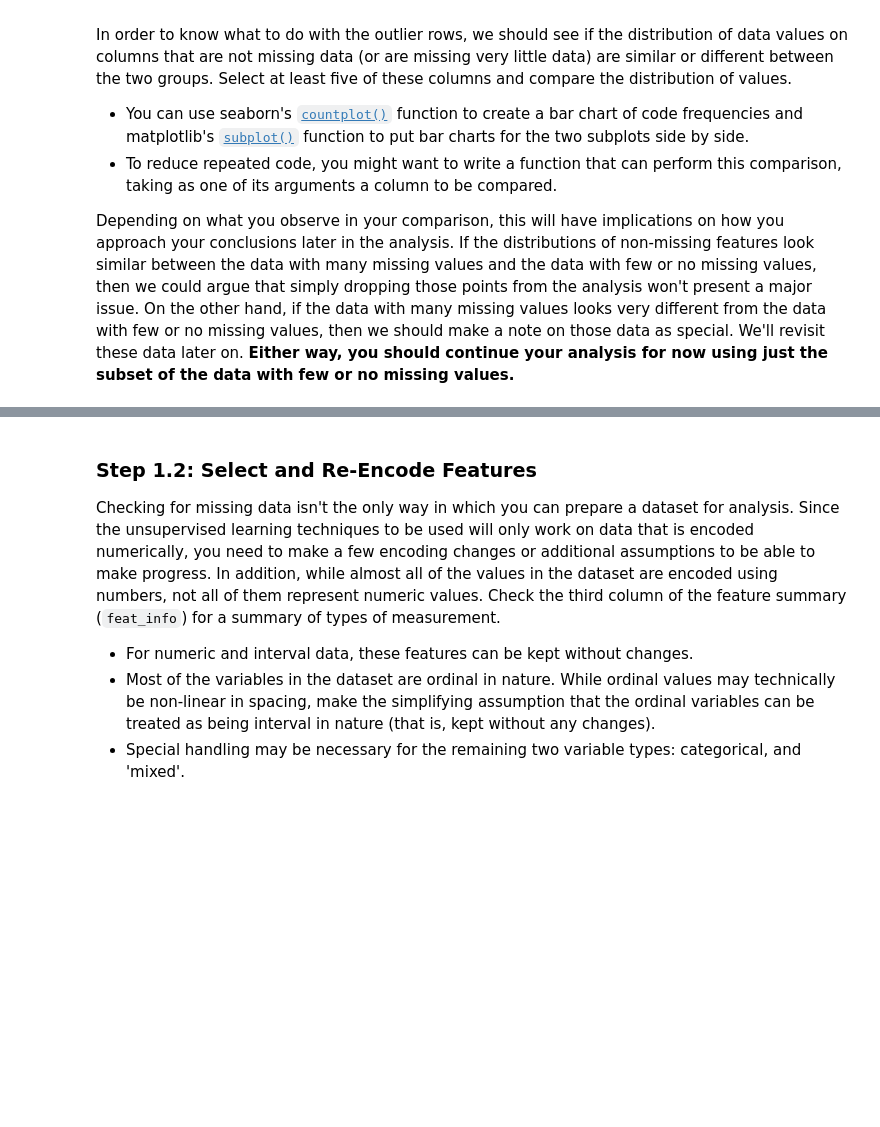
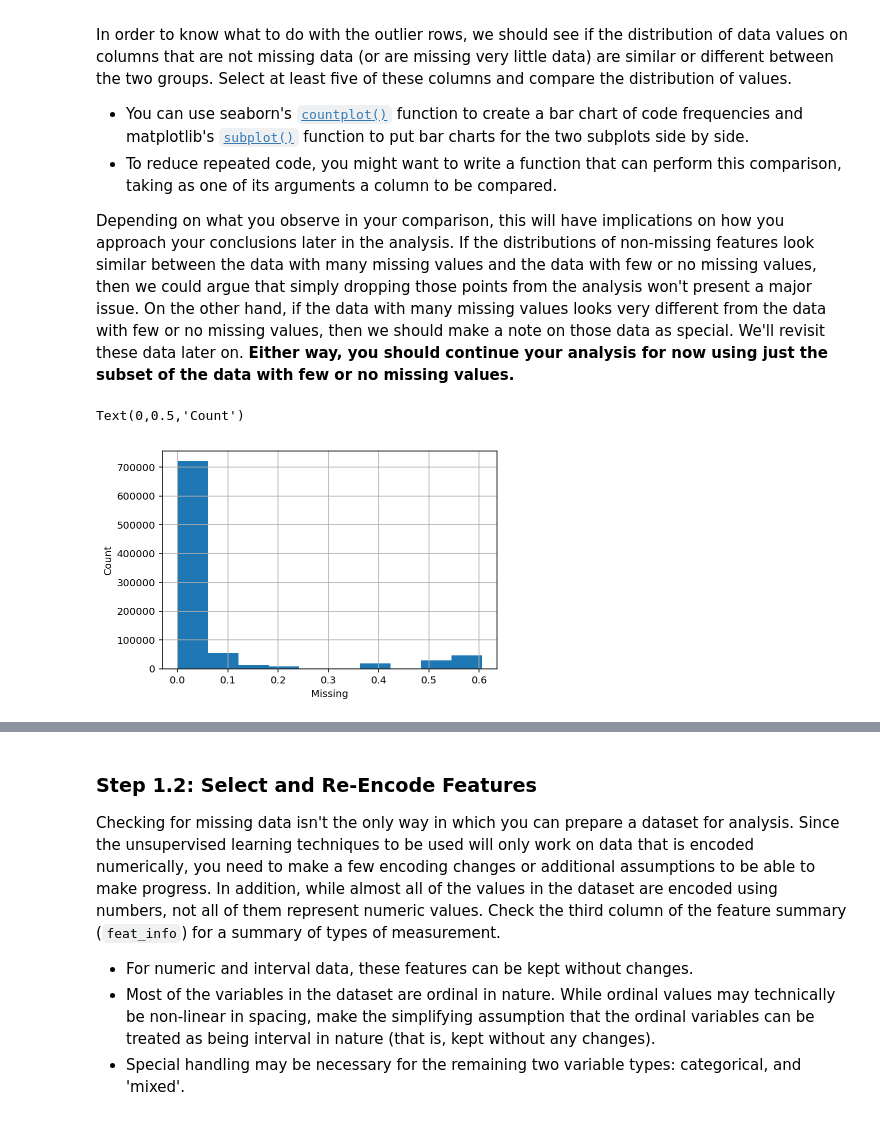
Before and after one commit to meisly/Identify_Customer_Segments, a Jupyter notebook: Identify_Customer_Segments.ipynb, the cells around one changed output, grey strips where cells are left out. Drawn from its saved outputs; the diff is of its cells as text; code cells hidden in the pictures; blank space fills up the shorter version.

```diff
--- a/Identify_Customer_Segments.ipynb
+++ b/Identify_Customer_Segments.ipynb
@@ -201,2 +198,9 @@ For the remaining features, are there any patterns in which columns have, or sha
 # %%
 # Investigate patterns in the amount of missing data in each column.
+
+# print(prop_nan)
+
+to_remove = prop_nan.where(lambda x: x > 0.15).dropna()
+print(to_remove)
+to_remove_cols = list(to_remove.index.values)
+print(to_remove_cols)
@@ -203,3 +219,6 @@ For the remaining features, are there any patterns in which columns have, or sha
 # %%
 # Remove the outlier columns from the dataset. (You'll perform other data
 # engineering tasks such as re-encoding and imputation later.)
+
+nan_az = nan_az.drop(to_remove_cols, axis=1)
+nan_az.head()
@@ -219,3 +256,12 @@ In order to know what to do with the outlier rows, we should see if the distribu
 Depending on what you observe in your comparison, this will have implications on how you approach your conclusions later in the analysis. If the distributions of non-missing features look similar between the data with many missing values and the data with few or no missing values, then we could argue that simply dropping those points from the analysis won't present a major issue. On the other hand, if the data with many missing values looks very different from the data with few or no missing values, then we should make a note on those data as special. We'll revisit these data later on. **Either way, you should continue your analysis for now using just the subset of the data with few or no missing values.**
 # %%
 # How much data is missing in each row of the dataset?
+
+nans_per_row = nan_az.isnull().sum(axis=1)
+prop_nans_per_row = nans_per_row/nan_az.shape[1]
+prop_nans_per_row.hist()
+plt.xlabel('Missing')
+plt.ylabel('Count')
+# %% [output]
+Text(0,0.5,'Count')
+[figure, added]
```
Also changed, not shown: parts of 107 cells of this notebook, 2 other files.
